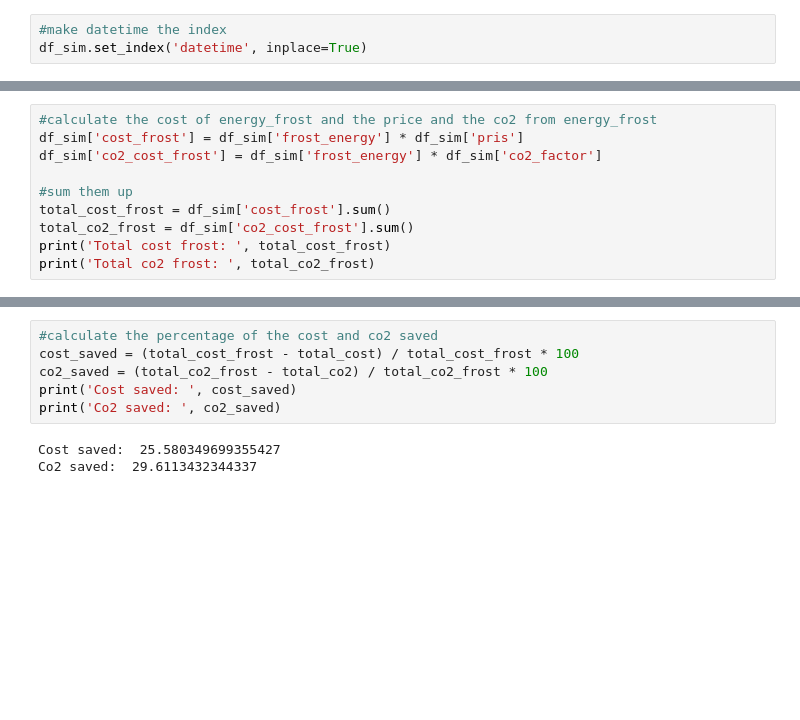
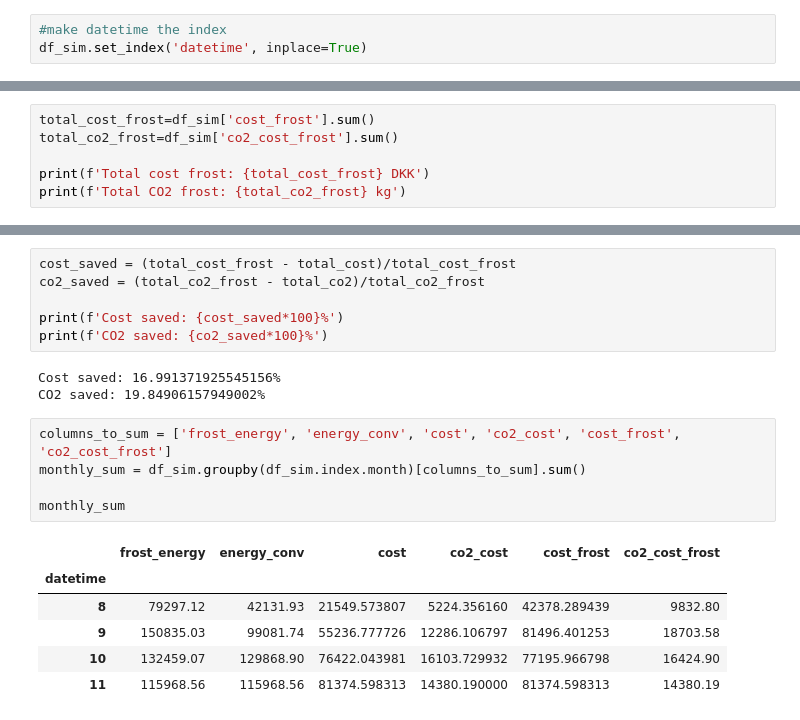
Before and after one commit to hellum55/Data-Science-Project, a Jupyter notebook: data_science_project/Praktik/simulation.ipynb, the cells around one changed output, grey strips where cells are left out. Saved outputs shown, nothing was run; the diff lists cells and outputs as text; blank space fills up the shorter version.

```diff
--- a/data_science_project/Praktik/simulation.ipynb
+++ b/data_science_project/Praktik/simulation.ipynb
@@ -170,11 +92,7 @@ Total co2:  47197.34
 # %%
-#calculate the cost of energy_frost and the price and the co2 from energy_frost
-df_sim['cost_frost'] = df_sim['frost_energy'] * df_sim['pris']
-df_sim['co2_cost_frost'] = df_sim['frost_energy'] * df_sim['co2_factor']
+total_cost_frost=df_sim['cost_frost'].sum()
+total_co2_frost=df_sim['co2_cost_frost'].sum()
 
-#sum them up
-total_cost_frost = df_sim['cost_frost'].sum()
-total_co2_frost = df_sim['co2_cost_frost'].sum()
-print('Total cost frost: ', total_cost_frost)
-print('Total co2 frost: ', total_co2_frost)
+print(f'Total cost frost: {total_cost_frost} DKK')
+print(f'Total CO2 frost: {total_co2_frost} kg')
 # %% [output]
@@ -183,9 +110,21 @@ Total co2 frost:  67052.48000000001
 # %%
-#calculate the percentage of the cost and co2 saved
-cost_saved = (total_cost_frost - total_cost) / total_cost_frost * 100
-co2_saved = (total_co2_frost - total_co2) / total_co2_frost * 100
-print('Cost saved: ', cost_saved)
-print('Co2 saved: ', co2_saved)
+cost_saved = (total_cost_frost - total_cost)/total_cost_frost
+co2_saved = (total_co2_frost - total_co2)/total_co2_frost
+
+print(f'Cost saved: {cost_saved*100}%')
+print(f'CO2 saved: {co2_saved*100}%')
 # %% [output]
-Cost saved:  25.580349699355427
-Co2 saved:  29.6113432344337
+Cost saved: 16.991371925545156%
+CO2 saved: 19.84906157949002%
+# %%
+columns_to_sum = ['frost_energy', 'energy_conv', 'cost', 'co2_cost', 'cost_frost', 'co2_cost_frost']
+monthly_sum = df_sim.groupby(df_sim.index.month)[columns_to_sum].sum()
+
+monthly_sum
+# %% [output]
+|  | frost_energy | energy_conv | cost | co2_cost | cost_frost | co2_cost_frost |
+| datetime |  |  |  |  |  |  |
+| 8 | 79297.12 | 42131.93 | 21549.573807 | 5224.356160 | 42378.289439 | 9832.80 |
+| 9 | 150835.03 | 99081.74 | 55236.777726 | 12286.106797 | 81496.401253 | 18703.58 |
+| 10 | 132459.07 | 129868.90 | 76422.043981 | 16103.729932 | 77195.966798 | 16424.90 |
+| 11 | 115968.56 | 115968.56 | 81374.598313 | 14380.190000 | 81374.598313 | 14380.19 |
```
Also changed, not shown: parts of 31 cells of this notebook, 8 other files.
